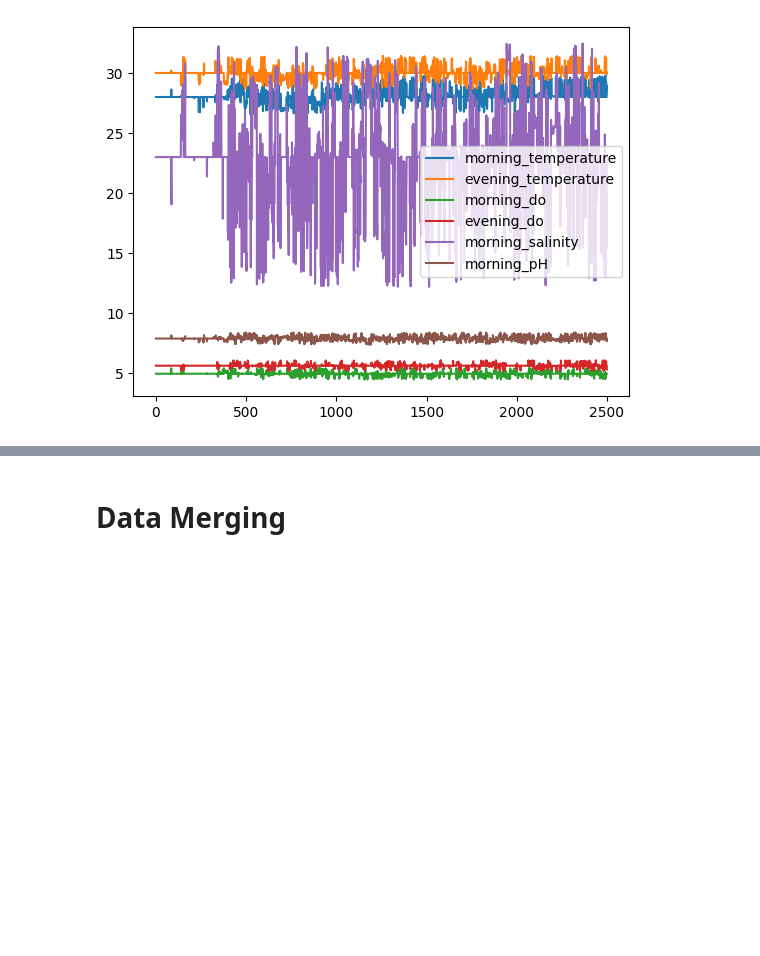
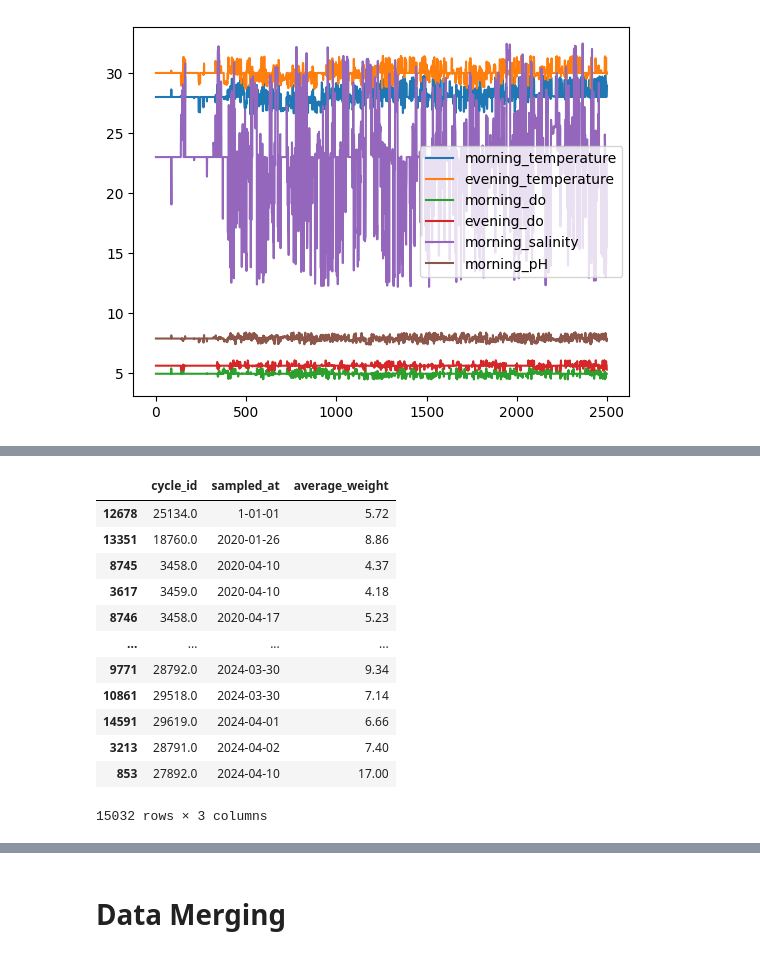
Before and after one commit to sugengdcahyo/shrimp-prediction, a Jupyter notebook: Cleaning.ipynb, the cells around one changed output, grey strips where cells are left out. Saved outputs shown, nothing was run; the diff lists cells and outputs as text; code cells hidden in the pictures; blank space fills up the shorter version.

```diff
--- a/Cleaning.ipynb
+++ b/Cleaning.ipynb
@@ -408,0 +422,2 @@ df_measurement_group[["morning_temperature", "evening_temperature", "morning_do"
+# %%
+df_samplings = samplings.drop(['updated_at', 'created_at', 'remark', 'id'], axis=1)
@@ -408,0 +426,16 @@ df_measurement_group[["morning_temperature", "evening_temperature", "morning_do"
+# %%
+df_samplings.sort_values('sampled_at')
+# %% [output]
+|  | cycle_id | sampled_at | average_weight |
+| 12678 | 25134.0 | 1-01-01 | 5.72 |
+| 13351 | 18760.0 | 2020-01-26 | 8.86 |
+| 8745 | 3458.0 | 2020-04-10 | 4.37 |
+| 3617 | 3459.0 | 2020-04-10 | 4.18 |
+| 8746 | 3458.0 | 2020-04-17 | 5.23 |
+| ... | ... | ... | ... |
+| 9771 | 28792.0 | 2024-03-30 | 9.34 |
+| 10861 | 29518.0 | 2024-03-30 | 7.14 |
+| 14591 | 29619.0 | 2024-04-01 | 6.66 |
+| 3213 | 28791.0 | 2024-04-02 | 7.40 |
+| 853 | 27892.0 | 2024-04-10 | 17.00 |
+15032 rows × 3 columns
```
Also changed, not shown: parts of 14 cells of this notebook, 1 other file.
